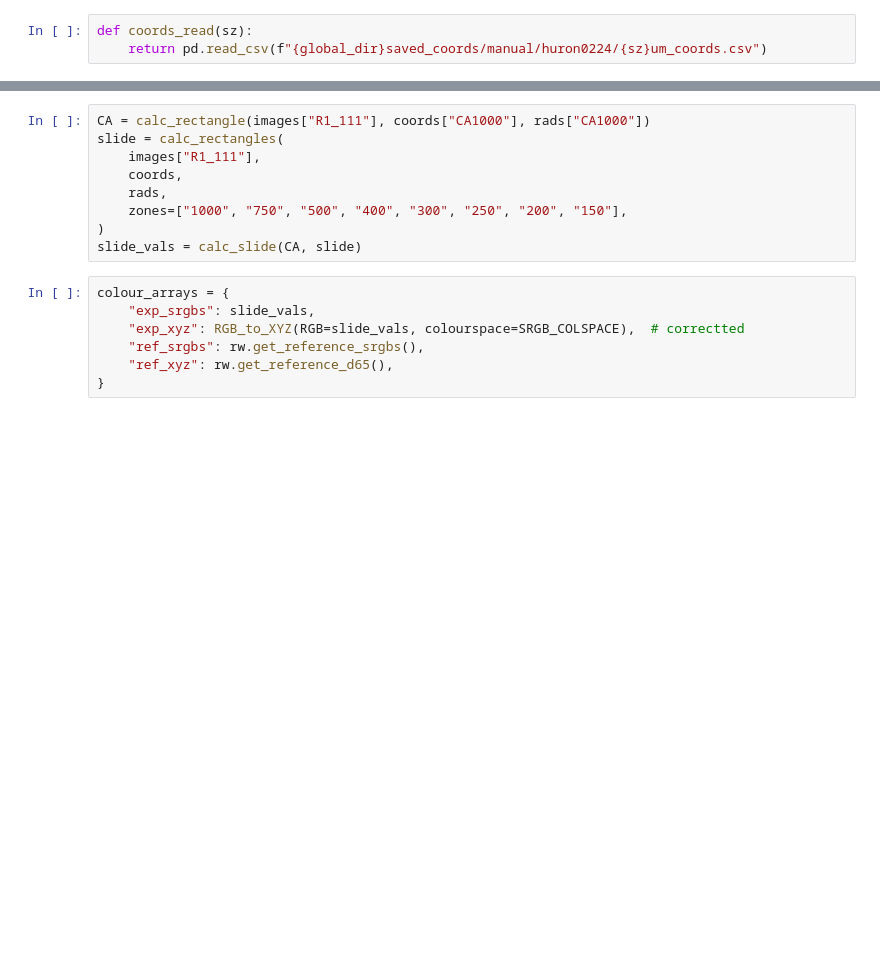
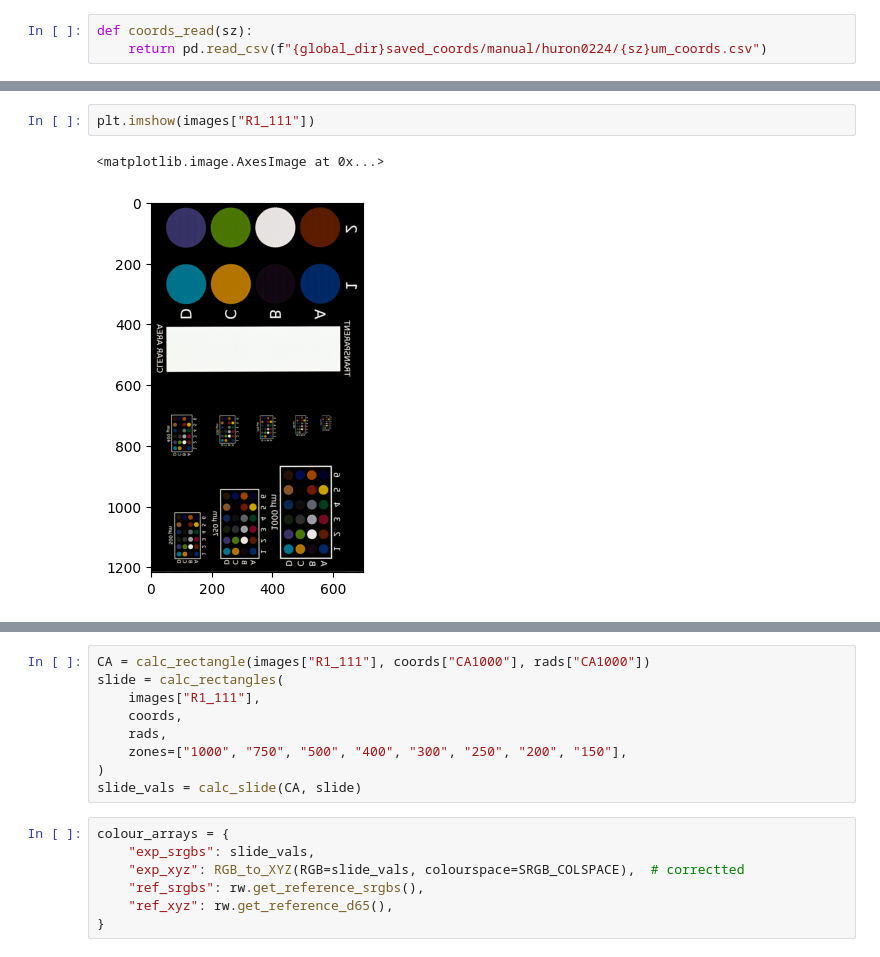
Before and after one commit to slendersold/colour_project, a Jupyter notebook: CCexps.ipynb, the cells around one changed output, grey strips where cells are left out. Cells and saved outputs as stored; diff of their text form; blank space fills up the shorter version.

```diff
--- a/CCexps.ipynb
+++ b/CCexps.ipynb
@@ -57,3 +66,8 @@ coords = {
 }
 # %% [output]
 <tifffile.TiffPage 6 @11318147692> missing data offset tag
+# %%
+plt.imshow(images["R1_111"])
+# %% [output]
+<matplotlib.image.AxesImage at 0x...>
+[figure, added]
```
Also changed, not shown: parts of 9 cells of this notebook, 7 other files.
